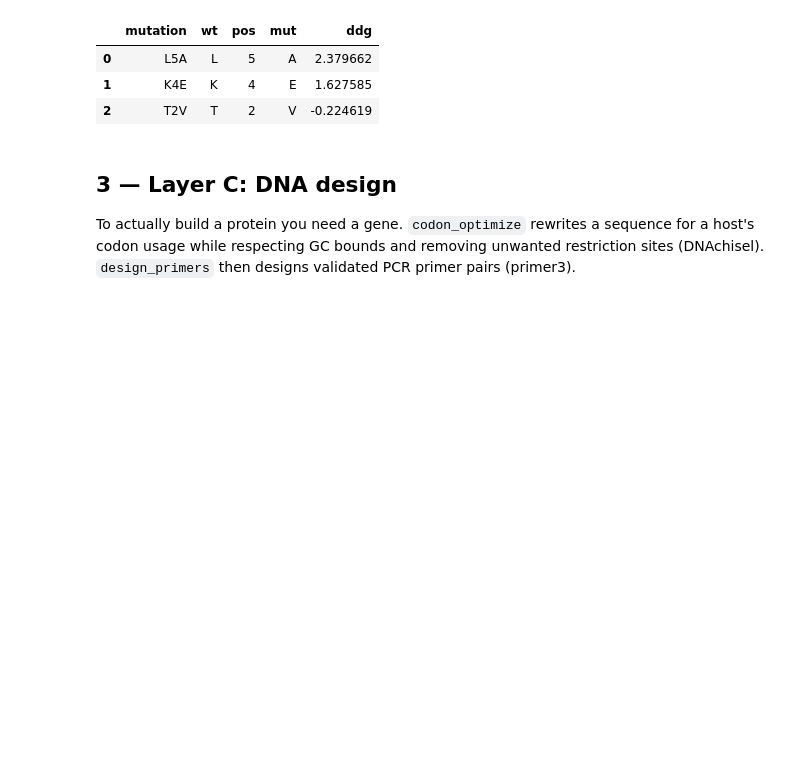
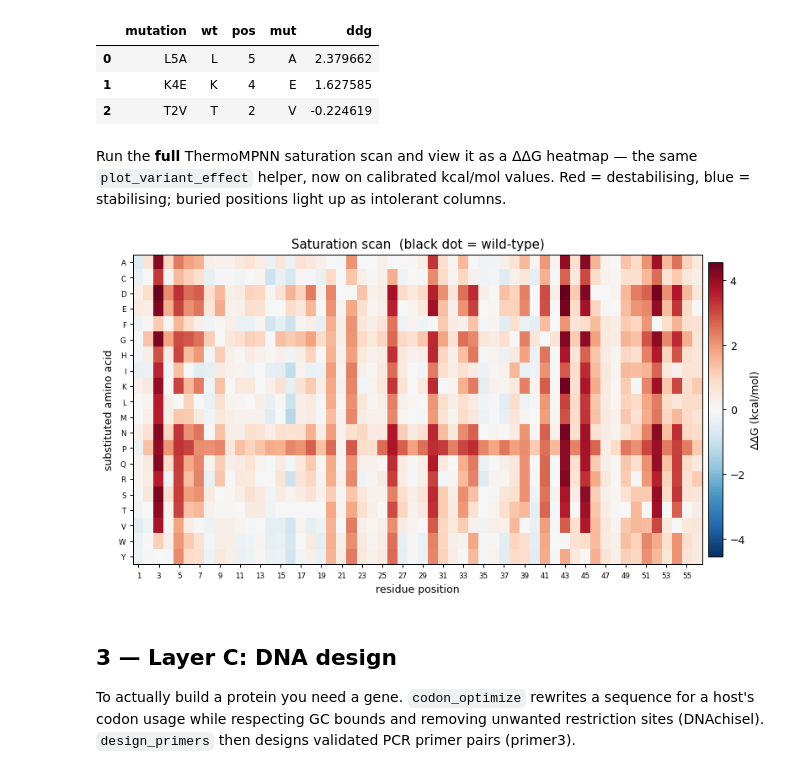
Before and after one commit to Starlitnightly/omicverse-tutorials, a Jupyter notebook: docs/Tutorials-synbio/t_synbio_01_intro.ipynb, the cells around one changed output. Saved outputs shown, nothing was run; the diff lists cells and outputs as text; code cells hidden in the pictures; blank space fills up the shorter version.

```diff
--- a/docs/Tutorials-synbio/t_synbio_01_intro.ipynb
+++ b/docs/Tutorials-synbio/t_synbio_01_intro.ipynb
@@ -208,6 +208,14 @@ ThermoMPNN (real, trained) ΔΔG kcal/mol:
 | 0 | L5A | L | 5 | A | 2.379662 |
 | 1 | K4E | K | 4 | E | 1.627585 |
 | 2 | T2V | T | 2 | V | -0.224619 |
+# %% [markdown]
+Run the **full** ThermoMPNN saturation scan and view it as a ΔΔG heatmap — the same `plot_variant_effect` helper, now on calibrated kcal/mol values. Red = destabilising, blue = stabilising; buried positions light up as intolerant columns.
+# %%
+ssm = ov.synbio.stability_ddg('gb1.pdb', method='thermompnn')   # full saturation scan
+ov.synbio.plot_variant_effect(ssm)                              # real ΔΔG landscape (kcal/mol)
+None
+# %% [output]
+[figure, added]
 # %% [markdown]
 ## 3 — Layer C: DNA design
 
```
Also changed, not shown: parts of 1 cell of this notebook, 1 other file.
